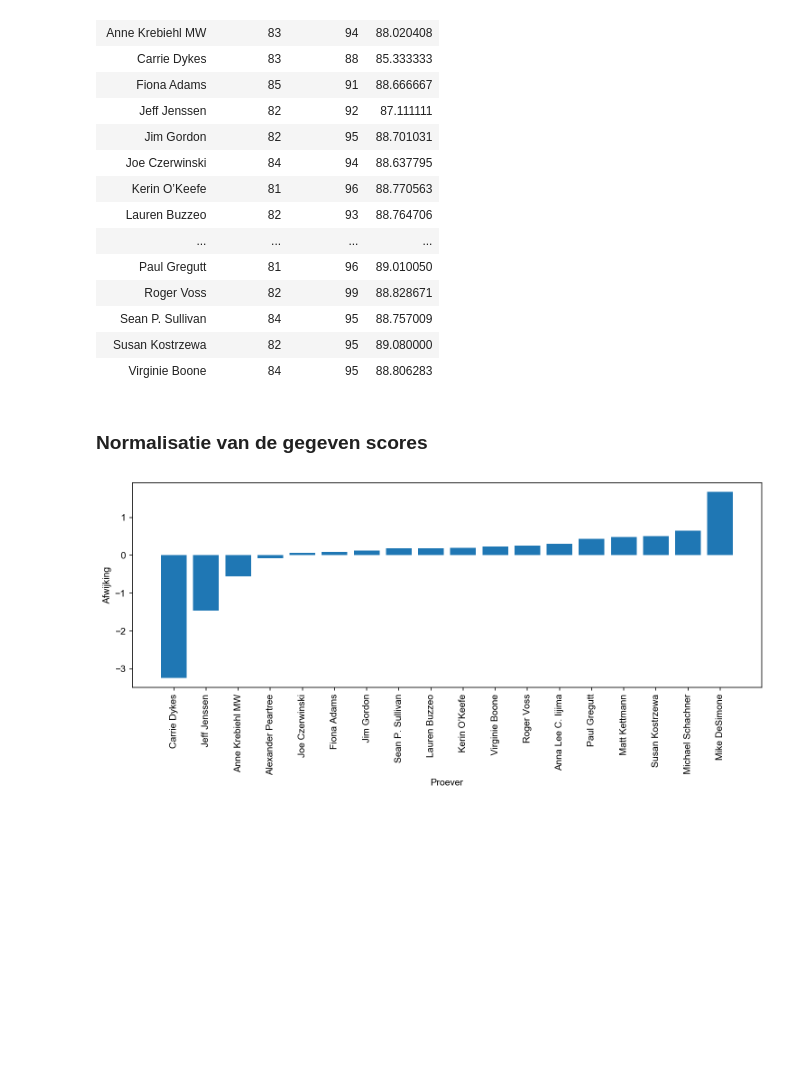
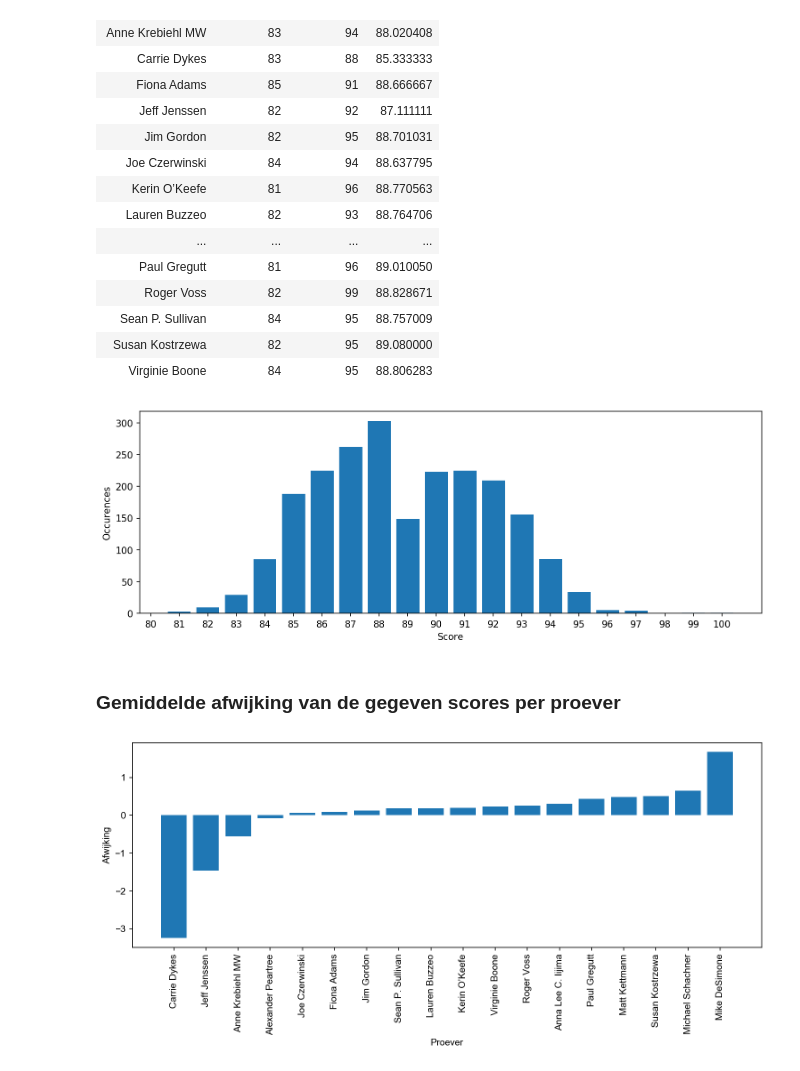
Before and after one commit to StanMey/Casusopdracht_Computational_Modelling, a Jupyter notebook: Casus_uitwerking_roeland.ipynb, the cells around one changed output. Saved outputs shown, nothing was run; the diff lists cells and outputs as text; code cells hidden in the pictures; blank space fills up the shorter version.

```diff
--- a/Casus_uitwerking_roeland.ipynb
+++ b/Casus_uitwerking_roeland.ipynb
@@ -293,8 +293,20 @@ df_taster_stats
 | Sean P. Sullivan | 84 | 95 | 88.757009 |
 | Susan Kostrzewa | 82 | 95 | 89.080000 |
 | Virginie Boone | 84 | 95 | 88.806283 |
+# %%
+data = df_red_wine['points'].value_counts().sort_index()
+
+fix, ax = plt.subplots(figsize=(12,4), dpi=150)
+
+ax.bar(data.index, data)
+plt.xticks([n for n in range(80, 101, 1)])
+plt.ylabel('Occurences');
+plt.xlabel('Score');
+plt.show()
+# %% [output]
+[figure, added]
 # %% [markdown]
-<h3>Normalisatie van de gegeven scores</h3>
+<h3>Gemiddelde afwijking van de gegeven scores per proever</h3>
 # %%
 # Gemiddelde punten
 ave = df_taster_stats.mean()['avg points']
```
Also changed, not shown: parts of 20 cells of this notebook.
